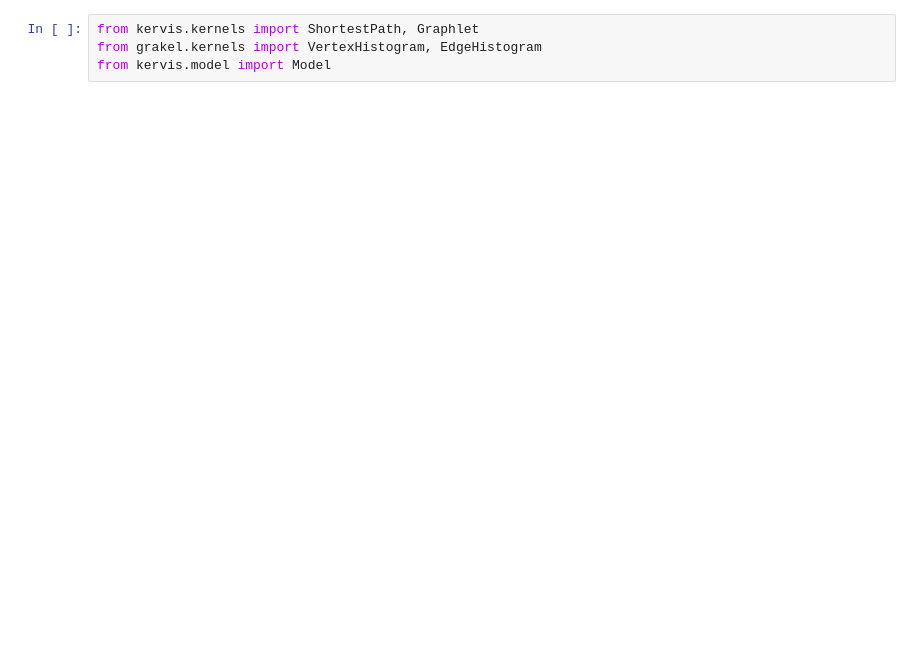
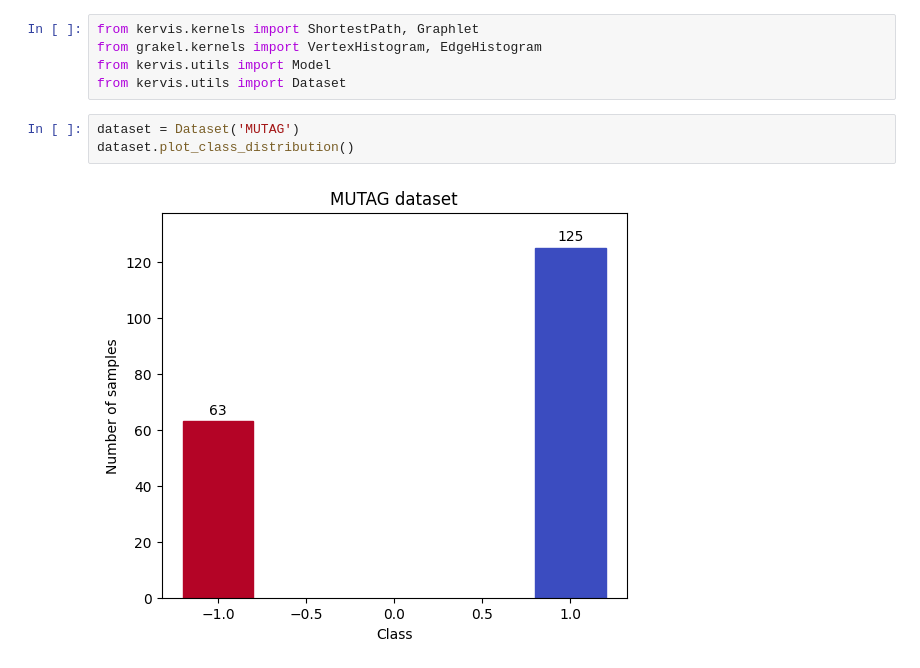
Before and after one commit to congrendai/MSc_Individual_Project, a Jupyter notebook: model.ipynb, the cells around one changed output. Saved outputs shown, nothing was run; the diff lists cells and outputs as text; blank space fills up the shorter version.

```diff
--- a/model.ipynb
+++ b/model.ipynb
@@ -1,5 +1,11 @@
 # %%
 from kervis.kernels import ShortestPath, Graphlet
 from grakel.kernels import VertexHistogram, EdgeHistogram
-from kervis.model import Model
+from kervis.utils import Model
+from kervis.utils import Dataset
+# %%
+dataset = Dataset('MUTAG')
+dataset.plot_class_distribution()
+# %% [output]
+[figure, added]
 # %%
```
Also changed, not shown: parts of 7 cells of this notebook, 15 other files.
